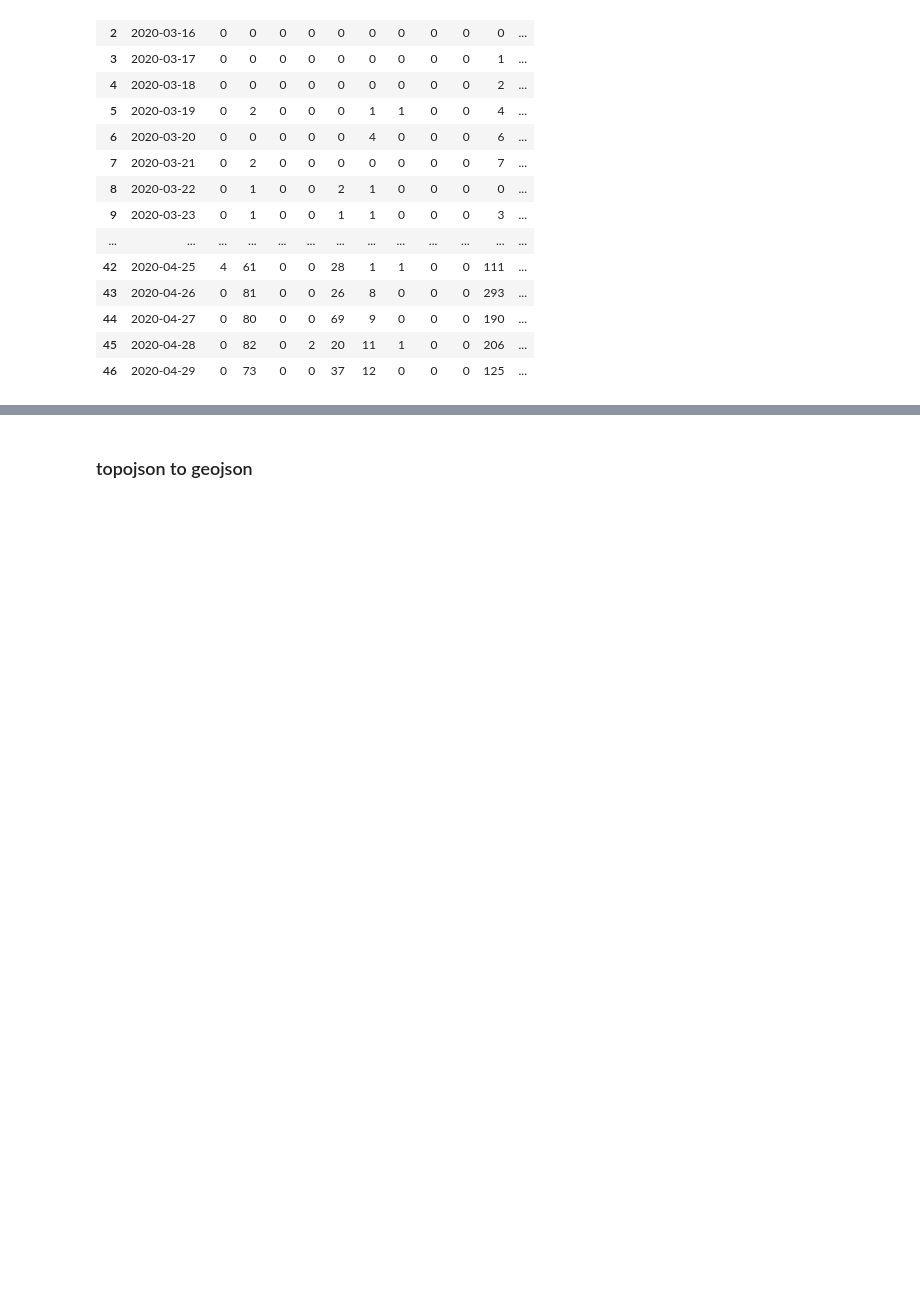
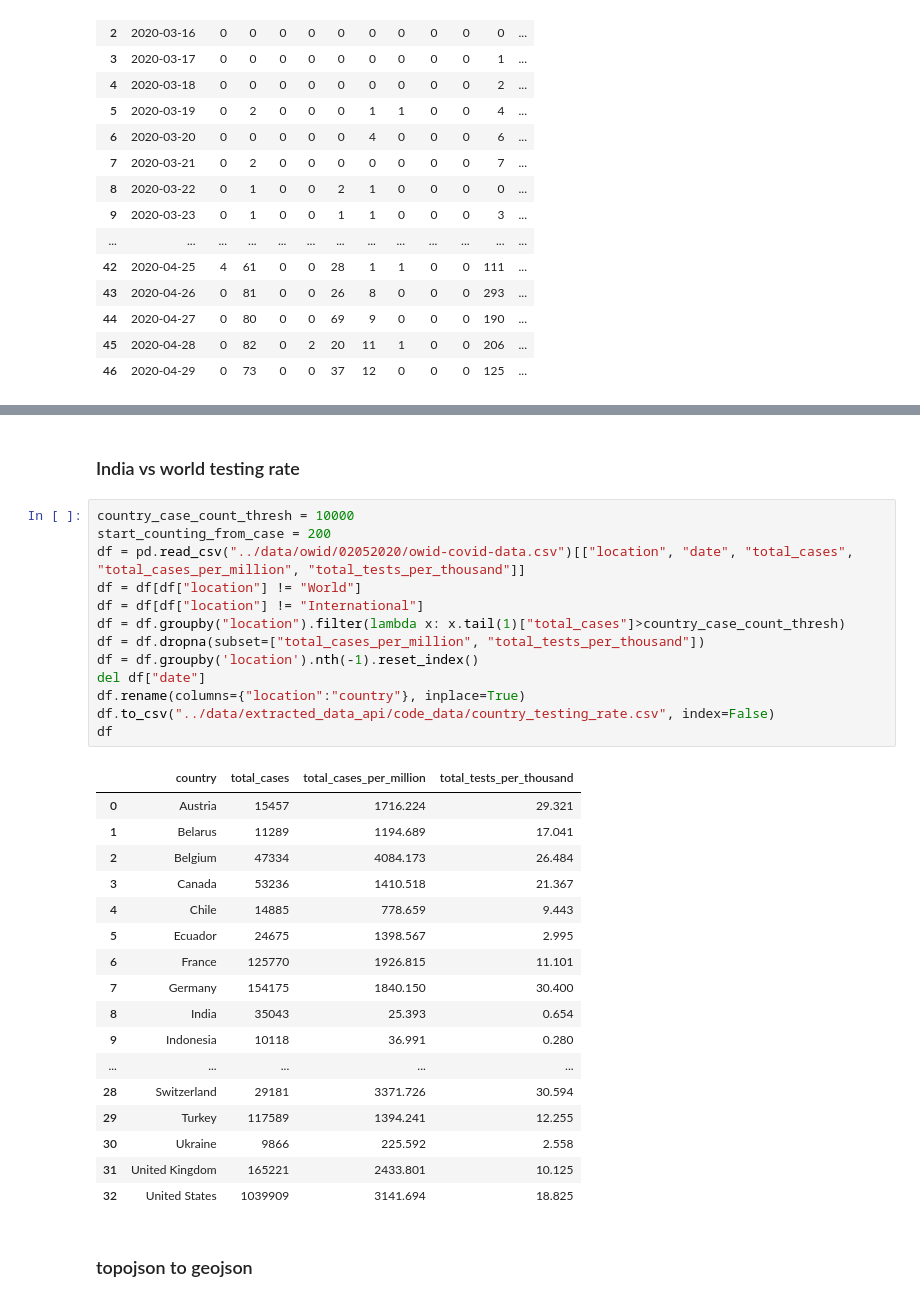
Before and after one commit to deepak-karkala/articles, a Jupyter notebook: covid19/notebooks/part2.ipynb, the cells around one changed output, grey strips where cells are left out. Cells and saved outputs as stored; diff of their text form; blank space fills up the shorter version.

```diff
--- a/covid19/notebooks/part2.ipynb
+++ b/covid19/notebooks/part2.ipynb
@@ -703,3 +761,36 @@ state_code_name_mapping
+# %% [markdown]
+### India vs world testing rate
+# %%
+country_case_count_thresh = 10000
+start_counting_from_case = 200
+df = pd.read_csv("../data/owid/02052020/owid-covid-data.csv")[["location", "date", "total_cases", "total_cases_per_million", "total_tests_per_thousand"]]
+df = df[df["location"] != "World"]
+df = df[df["location"] != "International"]
+df = df.groupby("location").filter(lambda x: x.tail(1)["total_cases"]>country_case_count_thresh)
+df = df.dropna(subset=["total_cases_per_million", "total_tests_per_thousand"])
+df = df.groupby('location').nth(-1).reset_index()
+del df["date"]
+df.rename(columns={"location":"country"}, inplace=True)
+df.to_csv("../data/extracted_data_api/code_data/country_testing_rate.csv", index=False)
+df
+# %% [output]
+|  | country | total_cases | total_cases_per_million | total_tests_per_thousand |
+| 0 | Austria | 15457 | 1716.224 | 29.321 |
+| 1 | Belarus | 11289 | 1194.689 | 17.041 |
+| 2 | Belgium | 47334 | 4084.173 | 26.484 |
+| 3 | Canada | 53236 | 1410.518 | 21.367 |
+| 4 | Chile | 14885 | 778.659 | 9.443 |
+| 5 | Ecuador | 24675 | 1398.567 | 2.995 |
+| 6 | France | 125770 | 1926.815 | 11.101 |
+| 7 | Germany | 154175 | 1840.150 | 30.400 |
+| 8 | India | 35043 | 25.393 | 0.654 |
+| 9 | Indonesia | 10118 | 36.991 | 0.280 |
+| ... | ... | ... | ... | ... |
+| 28 | Switzerland | 29181 | 3371.726 | 30.594 |
+| 29 | Turkey | 117589 | 1394.241 | 12.255 |
+| 30 | Ukraine | 9866 | 225.592 | 2.558 |
+| 31 | United Kingdom | 165221 | 2433.801 | 10.125 |
+| 32 | United States | 1039909 | 3141.694 | 18.825 |
 # %% [markdown]
 ### topojson to geojson
 # %%
```
Also changed, not shown: parts of 5 cells of this notebook, 12 other files.
